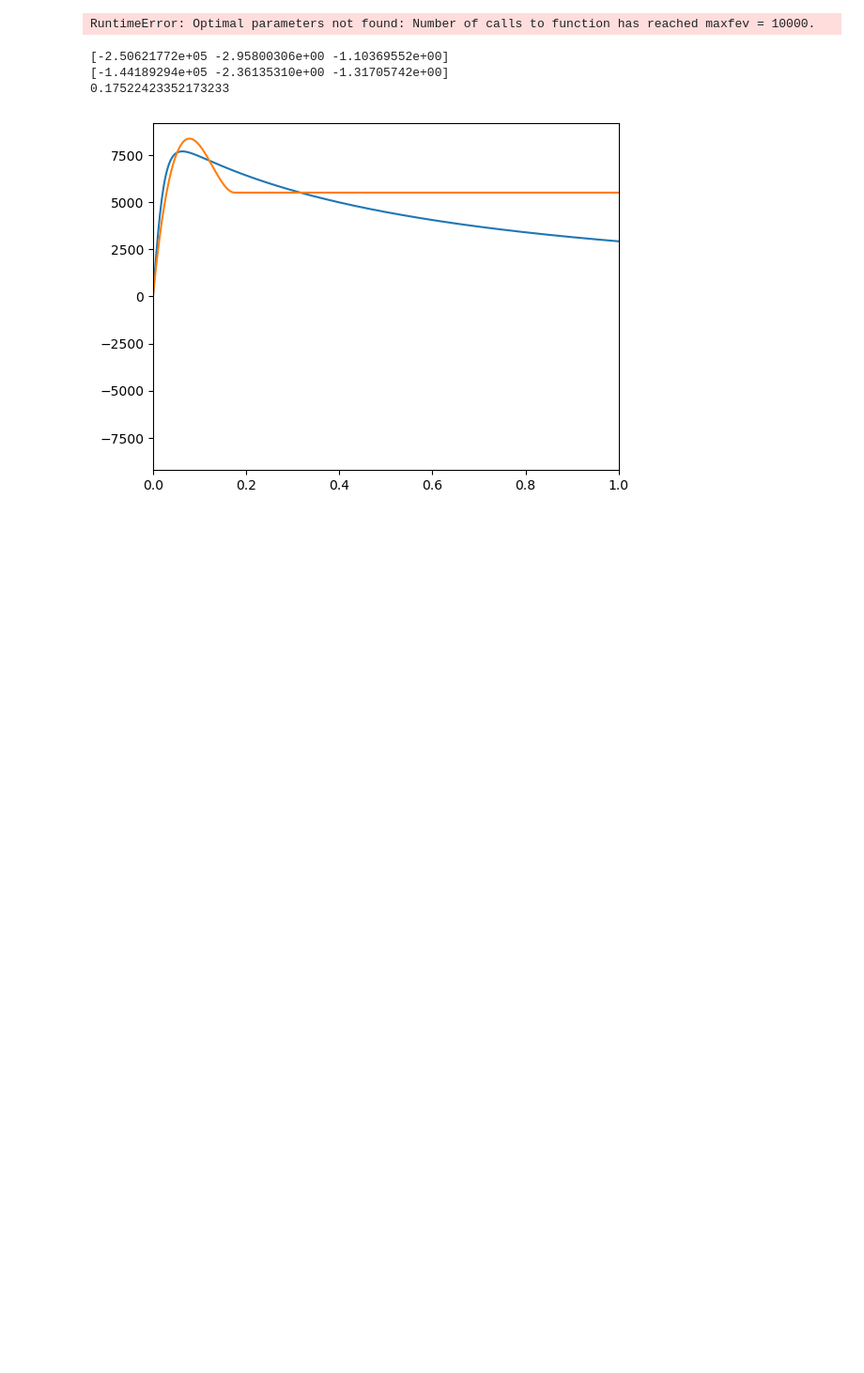
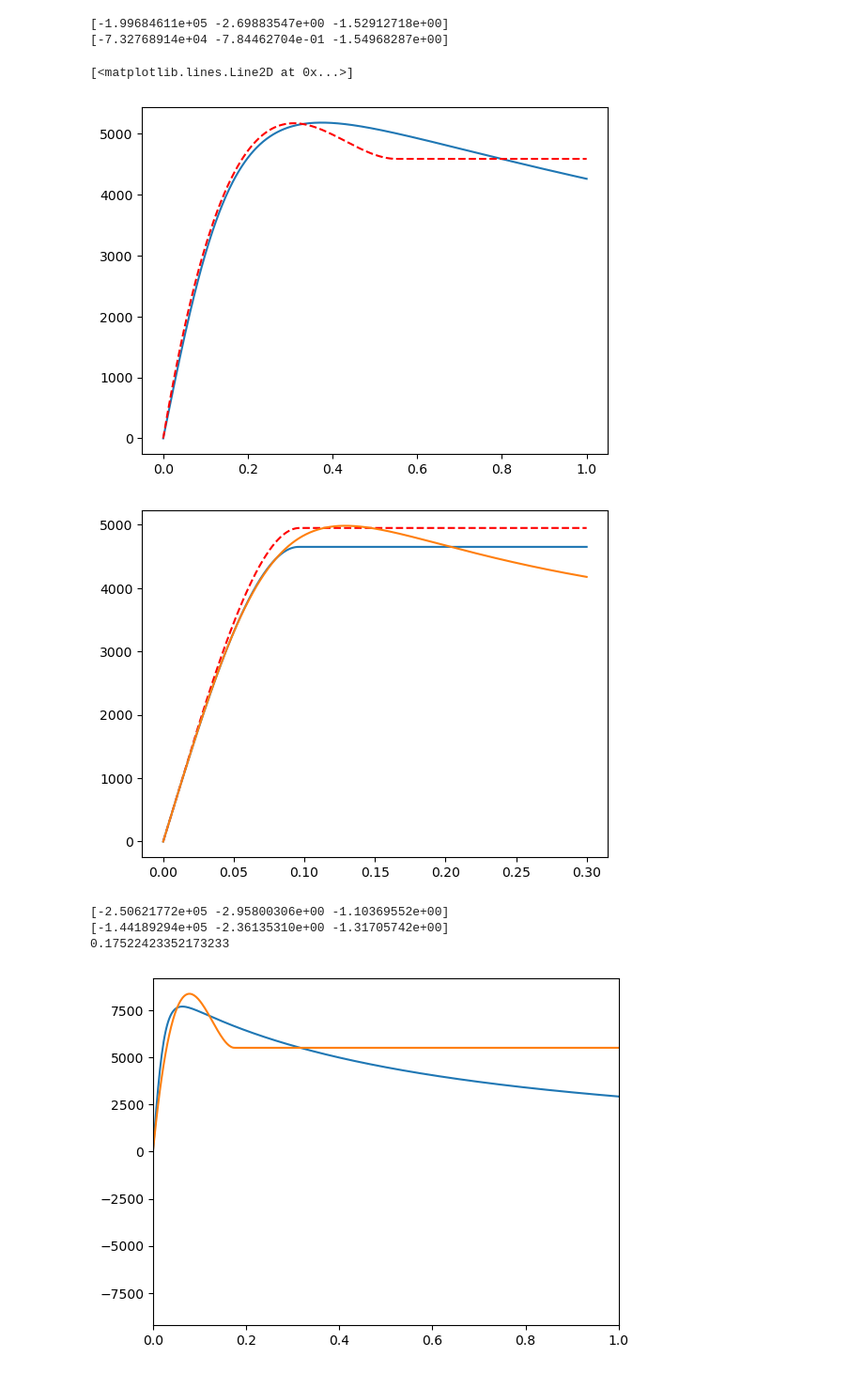
Before and after one commit to BenediktRuhland/SA-Tire-model, a Jupyter notebook: model/fiala_fit.ipynb, the cells around one changed output. Shown: that part at 94% size. Drawn from its saved outputs; the diff is of its cells as text; code cells hidden in the pictures; blank space fills up the shorter version.

```diff
--- a/model/fiala_fit.ipynb
+++ b/model/fiala_fit.ipynb
@@ -39,40 +55,55 @@ plt.plot(Sy,Fy)
 import scipy.optimize as opt
 from scipy.optimize import curve_fit
 #Pacejka 52
 IA = 0
 Fz0 = 3114
 
-Sx = np.linspace(0,0.15,1000)
-Sy = np.linspace(0,0.15,1000)
+Sx = np.linspace(0,0.18,1000)
+Sy = np.linspace(0,0.3,1000)
 
 params_Fx_init = [30000, 0.4, 0.6]
 params_Fy_init = [11600, 0.2, 0.8]
 
+Sxx = np.linspace(0,1,1000)
+Syy = np.linspace(0,0.3,1000)
 Fx_pa = pa52_0.Pacejka52_long(Fz,Sx,IA,Fz0)[0]
 Fy_pa = pa52_0.Pacejka52_lat(Fz,Sy,IA,Fz0)[0]
-
+Fxx_pa = pa52_0.Pacejka52_long(Fz,Sxx,IA,Fz0)[0]
+Fyx_pa = pa52_0.Pacejka52_lat(Fz,Syy,IA,Fz0)[0]
 
 def Fx_fi_func(Sx,C_long,mu1,mu2):
-    return f.fiala_long(Sx,Sy,Fz,C_long,mu1,mu2)
+    return f.fiala_long(Sx,Fz,C_long,mu1,mu2)
 
 def Fy_fi_func(Sy, C_lat,mu1,mu2):
     return f.fiala_lat(Sy,Fz,C_lat,mu1,mu2)
 
 Fx_fi_params, _ = curve_fit(Fx_fi_func, Sx, Fx_pa, params_Fx_init )
 Fy_fi_params, _ = curve_fit(Fy_fi_func, Sy, Fy_pa, params_Fy_init)
 
 Fx_fi_fit = Fx_fi_func(Sx,Fx_fi_params[0],Fx_fi_params[1],Fx_fi_params[2])
 Fy_fi_fit = Fy_fi_func(Sy,Fy_fi_params[0],Fy_fi_params[1], Fy_fi_params[2])
 
 plt.figure(1)
-plt.plot(Sx,Fx_fi_fit)
-plt.plot(Sx,Fx_pa)
+
+print(Fx_fi_params)
+F = f.fiala_long(Sx,Fz,-2.28684611e+05, -2.5288, -1.529)
+#plt.plot(Sx,Fx_fi_fit)
+plt.plot(Sxx,Fx_pa)
+plt.plot(Sxx,F,'r--')
 
 plt.figure(2)
+
+print(Fy_fi_params)
+F1 = f.fiala_lat(Sy,Fz,-7.32768914e+04, -0.789, -1.649)
+plt.plot(Syy,F1,'r--')
 plt.plot(Sy,Fy_fi_fit)
 plt.plot(Sy,Fy_pa)
 # %% [output]
-RuntimeError: Optimal parameters not found: Number of calls to function has reached maxfev = 10000.
+[-1.99684611e+05 -2.69883547e+00 -1.52912718e+00]
+[-7.32768914e+04 -7.84462704e-01 -1.54968287e+00]
+[<matplotlib.lines.Line2D at 0x...>]
+[figure, added]
+[figure, added]
 # %%
 Sxx = np.linspace(-1,1,1000)
 Fy = f.fiala_long(Sxx,Fz,*Fx_fi_params)[0]
```
Also changed, not shown: parts of 1 cell of this notebook, 3 other files.
